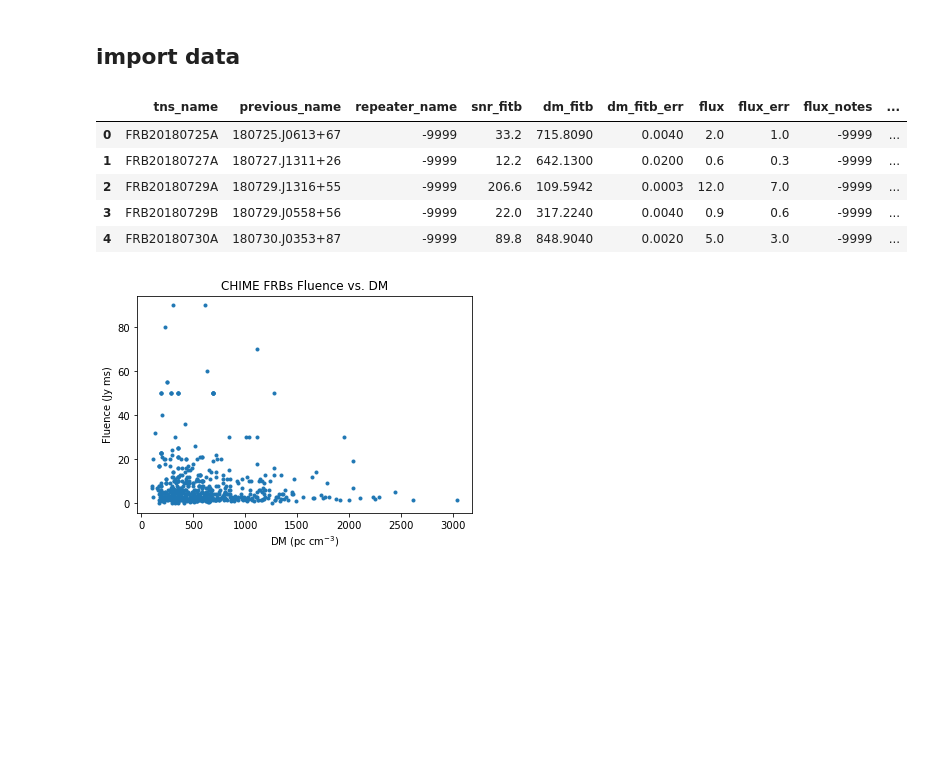
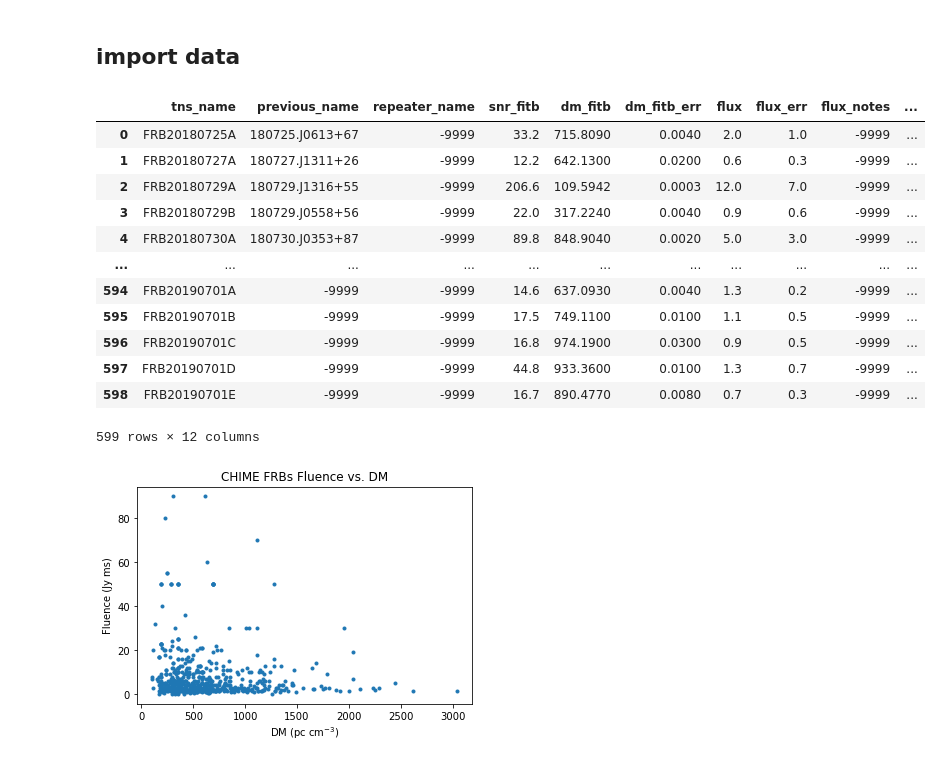
Before and after one commit to will-s-h/FRB-Project, a Jupyter notebook: Programs/FRB Data Analysis.ipynb, the cells around one changed output. Saved outputs shown, nothing was run; the diff lists cells and outputs as text; code cells hidden in the pictures; blank space fills up the shorter version.

```diff
--- a/Programs/FRB Data Analysis.ipynb
+++ b/Programs/FRB Data Analysis.ipynb
@@ -14,14 +30,21 @@ import pandas as pd
 ## import data
 # %%
 CHIME = pd.read_csv("./data/chimefrb.csv") #catalog from 07/14
-CHIME.head()
+CHIME
 # %% [output]
 |  | tns_name | previous_name | repeater_name | snr_fitb | dm_fitb | dm_fitb_err | flux | flux_err | flux_notes | ... |
 | 0 | FRB20180725A | 180725.J0613+67 | -9999 | 33.2 | 715.8090 | 0.0040 | 2.0 | 1.0 | -9999 | ... |
 | 1 | FRB20180727A | 180727.J1311+26 | -9999 | 12.2 | 642.1300 | 0.0200 | 0.6 | 0.3 | -9999 | ... |
 | 2 | FRB20180729A | 180729.J1316+55 | -9999 | 206.6 | 109.5942 | 0.0003 | 12.0 | 7.0 | -9999 | ... |
 | 3 | FRB20180729B | 180729.J0558+56 | -9999 | 22.0 | 317.2240 | 0.0040 | 0.9 | 0.6 | -9999 | ... |
 | 4 | FRB20180730A | 180730.J0353+87 | -9999 | 89.8 | 848.9040 | 0.0020 | 5.0 | 3.0 | -9999 | ... |
+| ... | ... | ... | ... | ... | ... | ... | ... | ... | ... | ... |
+| 594 | FRB20190701A | -9999 | -9999 | 14.6 | 637.0930 | 0.0040 | 1.3 | 0.2 | -9999 | ... |
+| 595 | FRB20190701B | -9999 | -9999 | 17.5 | 749.1100 | 0.0100 | 1.1 | 0.5 | -9999 | ... |
+| 596 | FRB20190701C | -9999 | -9999 | 16.8 | 974.1900 | 0.0300 | 0.9 | 0.5 | -9999 | ... |
+| 597 | FRB20190701D | -9999 | -9999 | 44.8 | 933.3600 | 0.0100 | 1.3 | 0.7 | -9999 | ... |
+| 598 | FRB20190701E | -9999 | -9999 | 16.7 | 890.4770 | 0.0080 | 0.7 | 0.3 | -9999 | ... |
+599 rows × 12 columns
 # %%
 plt.scatter(CHIME['dm_fitb'], CHIME['fluence'], marker='.')
 plt.xlabel('DM (pc cm$^{-3}$)')
```
Also changed, not shown: parts of 1 cell of this notebook, 3 other files.
